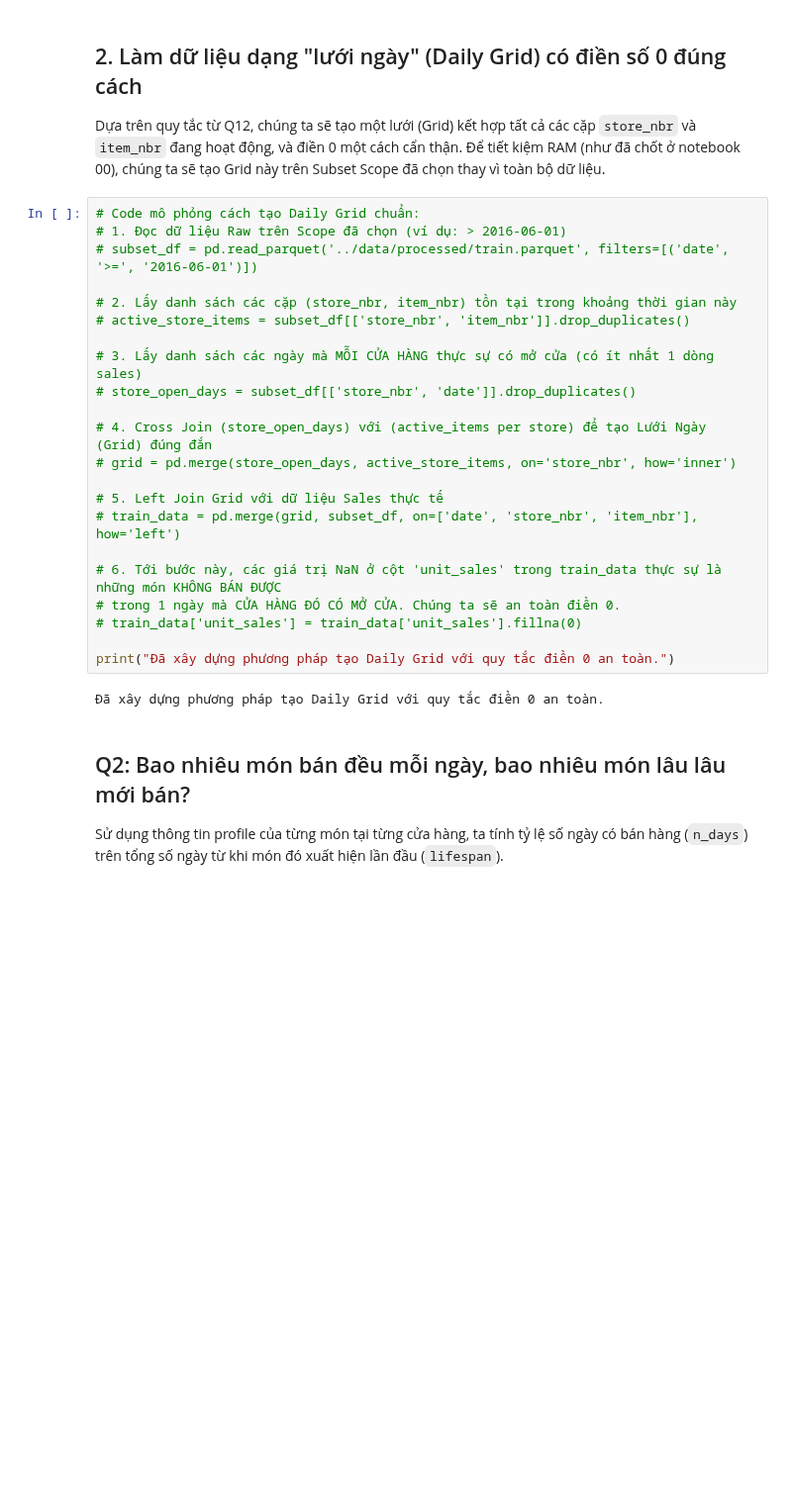
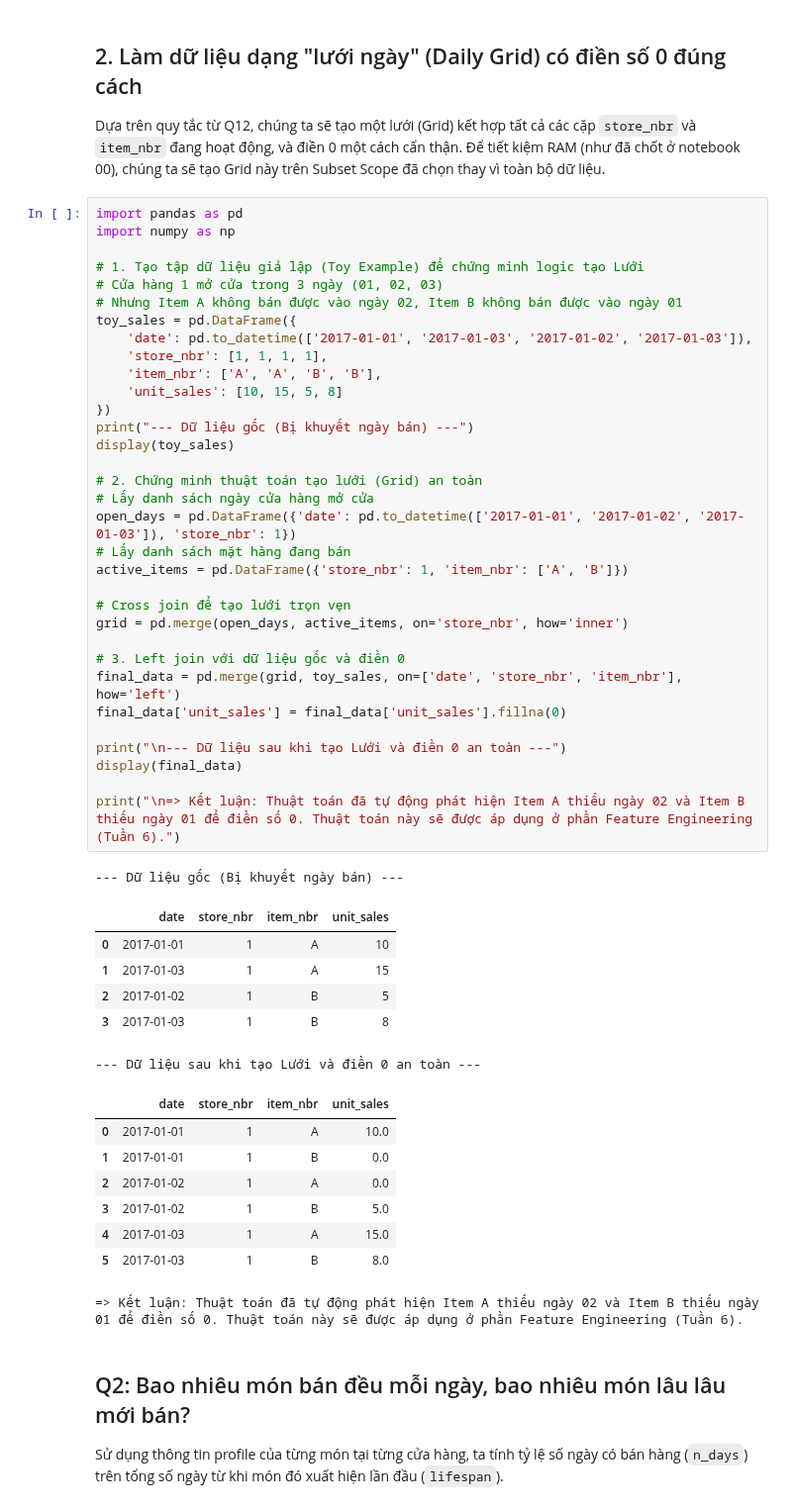
Before and after one commit to AlligatorTHPhat/Machine-learning-project-Grocery-sales-forecast, a Jupyter notebook: notebooks/03_eda_for_decisions.ipynb, the cells around one changed output. Shown at 99% size. Drawn from its saved outputs; the diff is of its cells as text; blank space fills up the shorter version.

```diff
--- a/notebooks/03_eda_for_decisions.ipynb
+++ b/notebooks/03_eda_for_decisions.ipynb
@@ -106,30 +106,55 @@ plt.show()
 
 Dựa trên quy tắc từ Q12, chúng ta sẽ tạo một lưới (Grid) kết hợp tất cả các cặp `store_nbr` và `item_nbr` đang hoạt động, và điền 0 một cách cẩn thận.
 Để tiết kiệm RAM (như đã chốt ở notebook 00), chúng ta sẽ tạo Grid này trên Subset Scope đã chọn thay vì toàn bộ dữ liệu.
-# %%
-# Code mô phỏng cách tạo Daily Grid chuẩn:
-# 1. Đọc dữ liệu Raw trên Scope đã chọn (ví dụ: > 2016-06-01)
-# subset_df = pd.read_parquet('../data/processed/train.parquet', filters=[('date', '>=', '2016-06-01')])
-
-# 2. Lấy danh sách các cặp (store_nbr, item_nbr) tồn tại trong khoảng thời gian này
-# active_store_items = subset_df[['store_nbr', 'item_nbr']].drop_duplicates()
-
-# 3. Lấy danh sách các ngày mà MỖI CỬA HÀNG thực sự có mở cửa (có ít nhất 1 dòng sales)
-# store_open_days = subset_df[['store_nbr', 'date']].drop_duplicates()
-
-# 4. Cross Join (store_open_days) với (active_items per store) để tạo Lưới Ngày (Grid) đúng đắn
-# grid = pd.merge(store_open_days, active_store_items, on='store_nbr', how='inner')
-
-# 5. Left Join Grid với dữ liệu Sales thực tế
-# train_data = pd.merge(grid, subset_df, on=['date', 'store_nbr', 'item_nbr'], how='left')
-
-# 6. Tới bước này, các giá trị NaN ở cột 'unit_sales' trong train_data thực sự là những món KHÔNG BÁN ĐƯỢC
-# trong 1 ngày mà CỬA HÀNG ĐÓ CÓ MỞ CỬA. Chúng ta sẽ an toàn điền 0.
-# train_data['unit_sales'] = train_data['unit_sales'].fillna(0)
-
-print("Đã xây dựng phương pháp tạo Daily Grid với quy tắc điền 0 an toàn.")
-# %% [output]
-Đã xây dựng phương pháp tạo Daily Grid với quy tắc điền 0 an toàn.
+# %%
+import pandas as pd
+import numpy as np
+
+# 1. Tạo tập dữ liệu giả lập (Toy Example) để chứng minh logic tạo Lưới
+# Cửa hàng 1 mở cửa trong 3 ngày (01, 02, 03)
+# Nhưng Item A không bán được vào ngày 02, Item B không bán được vào ngày 01
+toy_sales = pd.DataFrame({
+    'date': pd.to_datetime(['2017-01-01', '2017-01-03', '2017-01-02', '2017-01-03']),
+    'store_nbr': [1, 1, 1, 1],
+    'item_nbr': ['A', 'A', 'B', 'B'],
+    'unit_sales': [10, 15, 5, 8]
+})
+print("--- Dữ liệu gốc (Bị khuyết ngày bán) ---")
+display(toy_sales)
+
+# 2. Chứng minh thuật toán tạo lưới (Grid) an toàn
+# Lấy danh sách ngày cửa hàng mở cửa
+open_days = pd.DataFrame({'date': pd.to_datetime(['2017-01-01', '2017-01-02', '2017-01-03']), 'store_nbr': 1})
+# Lấy danh sách mặt hàng đang bán
+active_items = pd.DataFrame({'store_nbr': 1, 'item_nbr': ['A', 'B']})
+
+# Cross join để tạo lưới trọn vẹn
+grid = pd.merge(open_days, active_items, on='store_nbr', how='inner')
+
+# 3. Left join với dữ liệu gốc và điền 0
+final_data = pd.merge(grid, toy_sales, on=['date', 'store_nbr', 'item_nbr'], how='left')
+final_data['unit_sales'] = final_data['unit_sales'].fillna(0)
+
+print("\n--- Dữ liệu sau khi tạo Lưới và điền 0 an toàn ---")
+display(final_data)
+
+print("\n=> Kết luận: Thuật toán đã tự động phát hiện Item A thiếu ngày 02 và Item B thiếu ngày 01 để điền số 0. Thuật toán này sẽ được áp dụng ở phần Feature Engineering (Tuần 6).")
+# %% [output]
+--- Dữ liệu gốc (Bị khuyết ngày bán) ---
+|  | date | store_nbr | item_nbr | unit_sales |
+| 0 | 2017-01-01 | 1 | A | 10 |
+| 1 | 2017-01-03 | 1 | A | 15 |
+| 2 | 2017-01-02 | 1 | B | 5 |
+| 3 | 2017-01-03 | 1 | B | 8 |
+--- Dữ liệu sau khi tạo Lưới và điền 0 an toàn ---
+|  | date | store_nbr | item_nbr | unit_sales |
+| 0 | 2017-01-01 | 1 | A | 10.0 |
+| 1 | 2017-01-01 | 1 | B | 0.0 |
+| 2 | 2017-01-02 | 1 | A | 0.0 |
+| 3 | 2017-01-02 | 1 | B | 5.0 |
+| 4 | 2017-01-03 | 1 | A | 15.0 |
+| 5 | 2017-01-03 | 1 | B | 8.0 |
+=> Kết luận: Thuật toán đã tự động phát hiện Item A thiếu ngày 02 và Item B thiếu ngày 01 để điền số 0. Thuật toán này sẽ được áp dụng ở phần Feature Engineering (Tuần 6).
 # %% [markdown]
 ## Q2: Bao nhiêu món bán đều mỗi ngày, bao nhiêu món lâu lâu mới bán?
 
```
Also changed, not shown: parts of 15 cells of this notebook, 11 other files.
